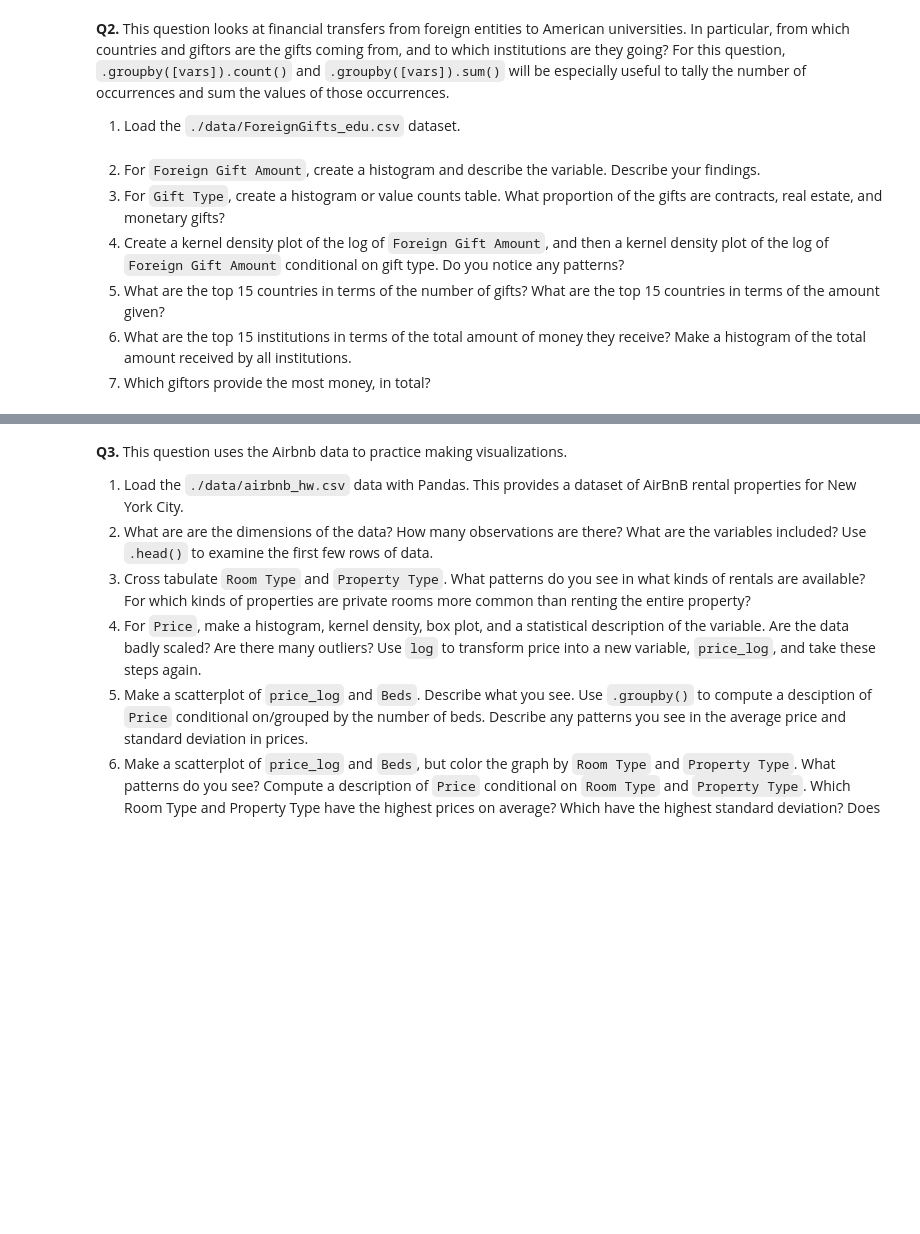
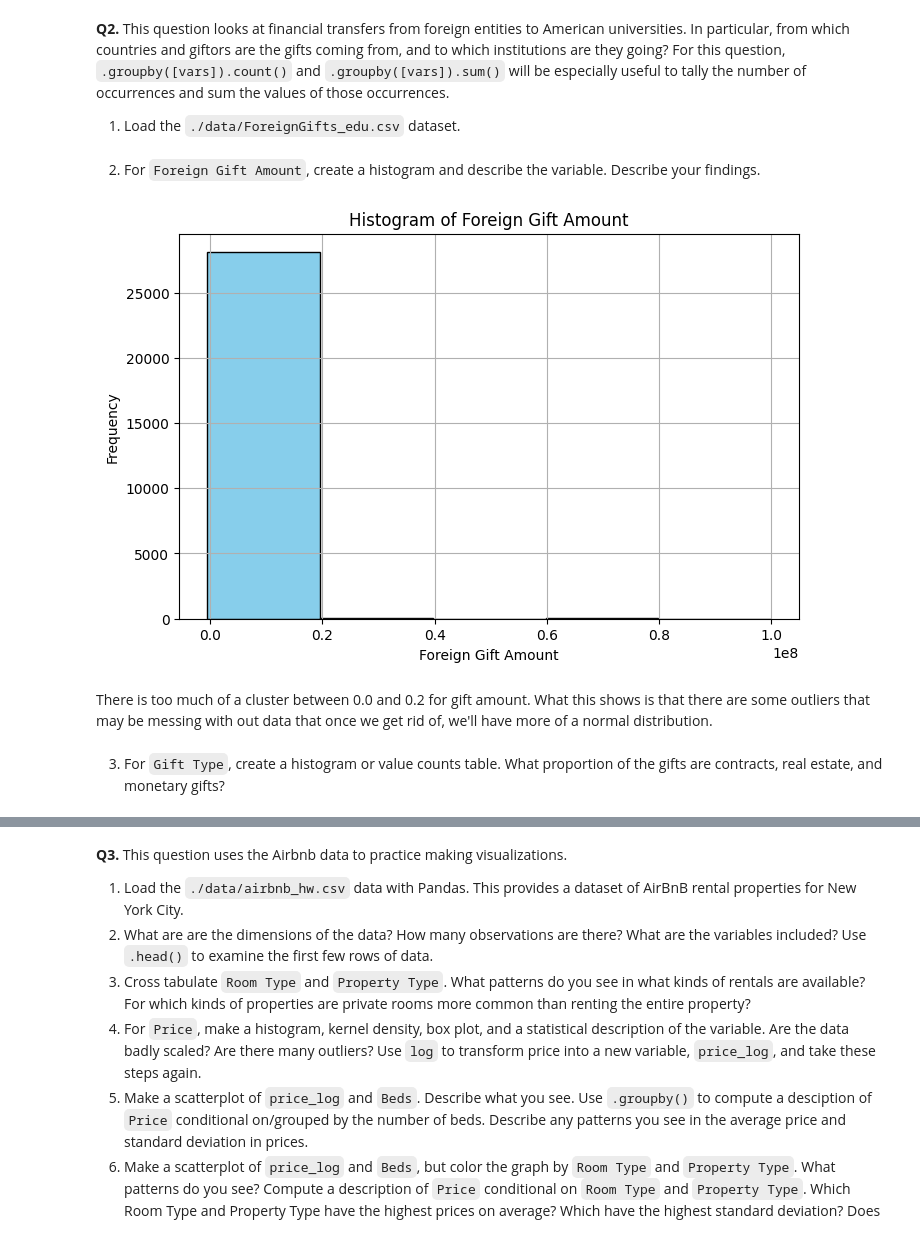
Before and after one commit to joelen4225/ds3001_assignment3, a Jupyter notebook: assignment/assignment.ipynb, the cells around one changed output, grey strips where cells are left out. Saved outputs shown, nothing was run; the diff lists cells and outputs as text; code cells hidden in the pictures; blank space fills up the shorter version.

```diff
--- a/assignment/assignment.ipynb
+++ b/assignment/assignment.ipynb
@@ -50,10 +50,21 @@ import pandas as pd
 
 # Loading in the Data
 fin_data = pd.read_csv('./data/ForeignGifts_edu.csv')
-# %% [markdown]
-2. For `Foreign Gift Amount`, create a histogram and describe the variable. Describe your findings.
-3. For `Gift Type`, create a histogram or value counts table. What proportion of the gifts are contracts, real estate, and monetary gifts?
-4. Create a kernel density plot of the log of `Foreign Gift Amount`, and then a kernel density plot of the log of `Foreign Gift Amount` conditional on gift type. Do you notice any patterns?
-5. What are the top 15 countries in terms of the number of gifts? What are the top 15 countries in terms of the amount given?
-6. What are the top 15 institutions in terms of the total amount of money they receive? Make a histogram of the total amount received by all institutions.
-7. Which giftors provide the most money, in total?
+# %% [markdown]
+2. For `Foreign Gift Amount`, create a histogram and describe the variable. Describe your findings.
+# %%
+import matplotlib.pyplot as plt
+
+plt.figure(figsize=(8, 5))
+plt.hist(fin_data['Foreign Gift Amount'], bins=5, color='skyblue', edgecolor='black')
+plt.title('Histogram of Foreign Gift Amount')
+plt.xlabel('Foreign Gift Amount')
+plt.ylabel('Frequency')
+plt.grid(True)
+plt.show()
+# %% [output]
+[figure, added]
+# %% [markdown]
+There is too much of a cluster between 0.0 and 0.2 for gift amount. What this shows is that there are some outliers that may be messing with out data that once we get rid of, we'll have more of a normal distribution.
+# %% [markdown]
+3. For `Gift Type`, create a histogram or value counts table. What proportion of the gifts are contracts, real estate, and monetary gifts?
```
Also changed, not shown: parts of 14 cells of this notebook.
